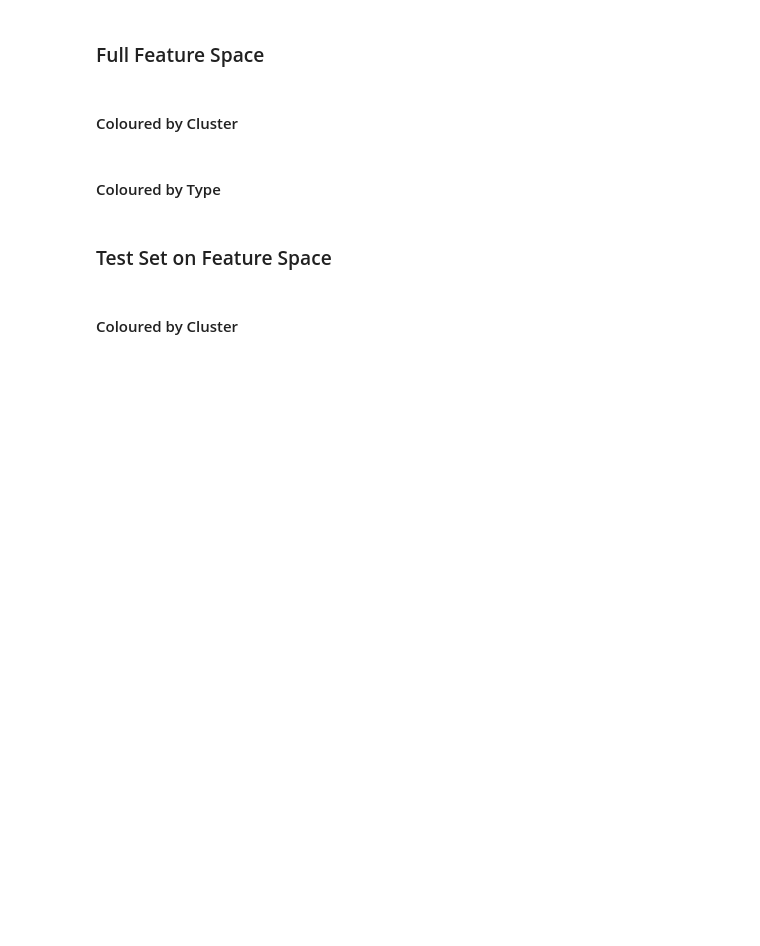
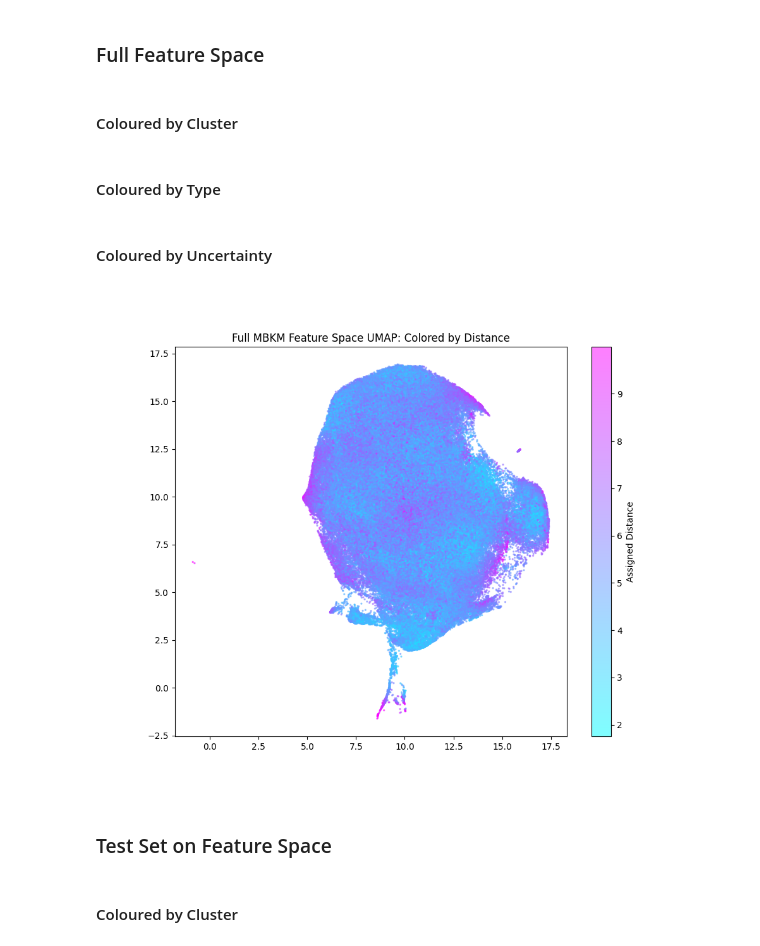
Before and after one commit to Kirstyelli-Work/MSc_Project, a Jupyter notebook: GZD_5_Classification.ipynb, the cells around one changed output. Cells and saved outputs as stored; diff of their text form; code cells hidden in the pictures; blank space fills up the shorter version.

```diff
--- a/GZD_5_Classification.ipynb
+++ b/GZD_5_Classification.ipynb
@@ -302,5 +318,27 @@ plt.yticks([])
 plt.savefig(os.path.join(data_root_dir, f'Thesis Plots/Full_{method}_Feature_Space_UMAP_Colored_by_Predicted_Type.png'), dpi=300, bbox_inches='tight')
 plt.show()
+# %% [markdown]
+#### Coloured by Uncertainty
+# %%
+mask = ((clusters[f"Assigned_{prefix}"] < 10)   #< clusters[f"Assigned_{prefix}"].max())
+        & (~clusters['Cluster'].isin(low_member_clusters)) )
+        #& (~clusters['Cluster'].isin(low_percentage_clusters)) )
+selected_features = umap_features[mask.to_numpy()]
+selected_distances = clusters.loc[mask, f"Assigned_{prefix}"]
+# %%
+fig, ax = plt.subplots(figsize=(10, 8))
+#sc = plt.scatter(umap_features[:, 0], umap_features[:, 1], c=clusters[f'Assigned_{prefix}'], cmap='cool', s=2, alpha=0.5)
+sc = plt.scatter(selected_features[:, 0], selected_features[:, 1], c=selected_distances, cmap='cool', s=2, alpha=0.5)
+
+cbar = plt.colorbar(sc)
+cbar.set_label(f'Assigned {prefix}')
+
+plt.title(f'Full {method} Feature Space UMAP: Colored by {prefix}')
+
+plt.savefig(os.path.join(data_root_dir, f'Thesis Plots/Full_{method}_Feature_Space_UMAP_Colored_by_Assigned_{prefix}.png'), dpi=300, bbox_inches='tight')
+plt.show()
+# %% [output]
+[figure, added]
 # %% [markdown]
 ### Test Set on Feature Space
 # %%
```
Also changed, not shown: parts of 10 cells of this notebook, 1 other file.
